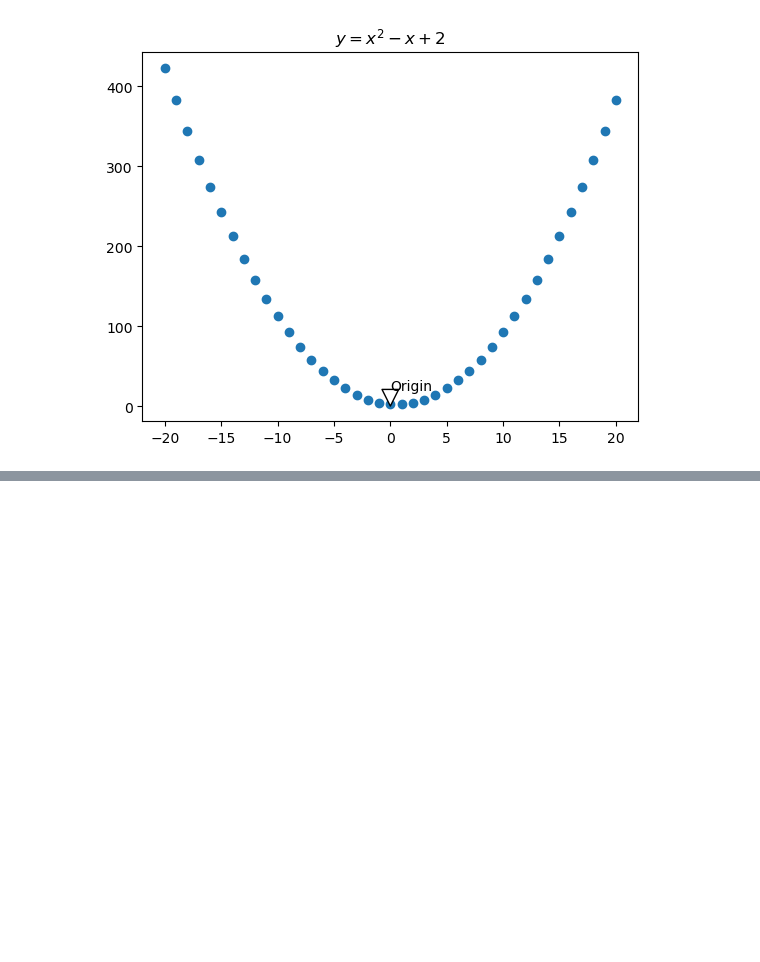
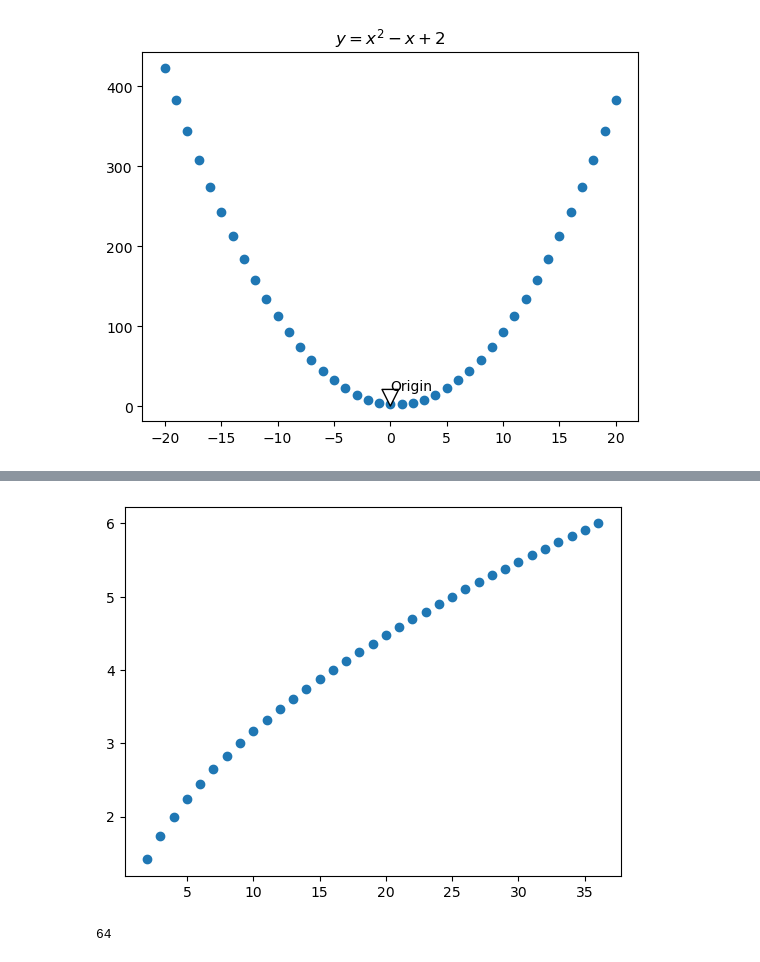
Before and after one commit to RichardAlcabes22/codeup_review, a Jupyter notebook: 3-data_science_libraries/05_matplotlib.ipynb, the cells around one changed output, grey strips where cells are left out. Saved outputs shown, nothing was run; the diff lists cells and outputs as text; code cells hidden in the pictures; blank space fills up the shorter version.

```diff
--- a/3-data_science_libraries/05_matplotlib.ipynb
+++ b/3-data_science_libraries/05_matplotlib.ipynb
@@ -68,0 +69,2 @@ plt.show()
+# %%
+x_series = [i for i in range(2,37)]
@@ -68,0 +75,2 @@ plt.show()
+# %%
+y_1_series = [x_series[i]**(1/2) for i in range(0,len(x_series))]
@@ -68,0 +97,9 @@ plt.show()
+# %%
+plt.scatter(x_series,y_1_series)
+plt.show()
+# %% [output]
+[figure, added]
+# %%
+x_series[2]**(3)
+# %% [output]
+64
```
Also changed, not shown: parts of 5 cells of this notebook.
